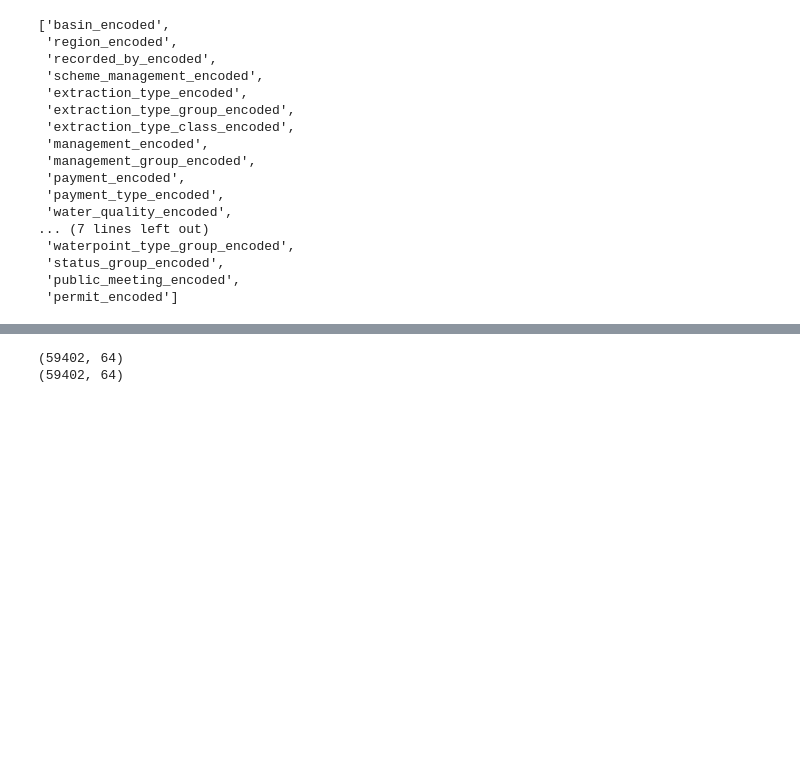
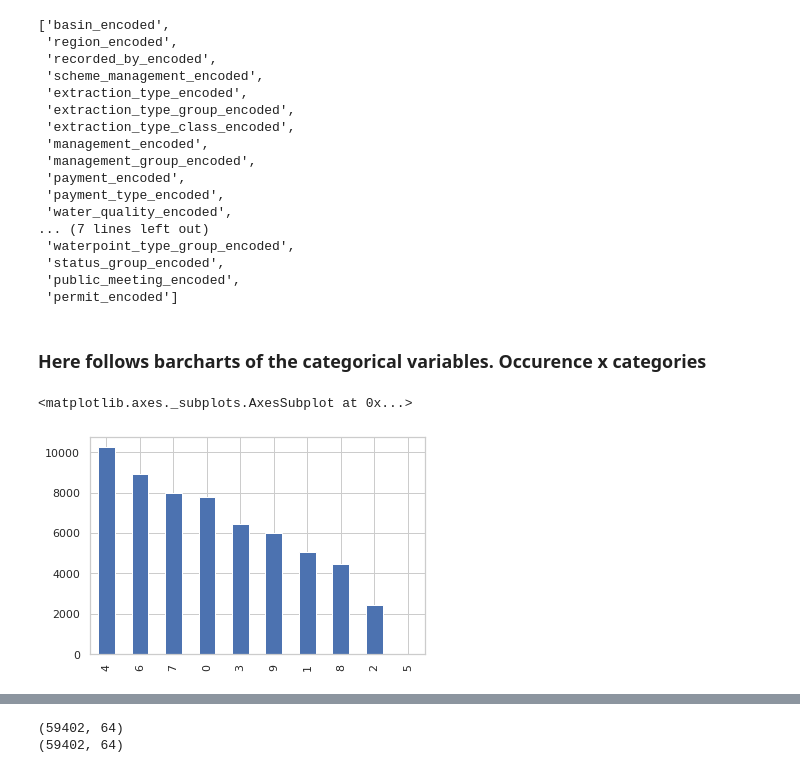
Before and after one commit to colemai/water_table_anlaysis, a Jupyter notebook: main.ipynb, the cells around one changed output, grey strips where cells are left out. Saved outputs shown, nothing was run; the diff lists cells and outputs as text; code cells hidden in the pictures; blank space fills up the shorter version.

Commit message:
Added barcharts of categorical variables

```diff
--- a/main.ipynb
+++ b/main.ipynb
@@ -338,3 +342,10 @@ categorics
  'status_group_encoded',
  'public_meeting_encoded',
  'permit_encoded']
+# %% [markdown]
+### Here follows barcharts of the categorical variables. Occurence x categories
+# %%
+wt['basin_encoded'].value_counts().plot(kind='bar')
+# %% [output]
+<matplotlib.axes._subplots.AxesSubplot at 0x...>
+[figure, added]
```
Also changed, not shown: parts of 19 cells of this notebook, 1 other file.
